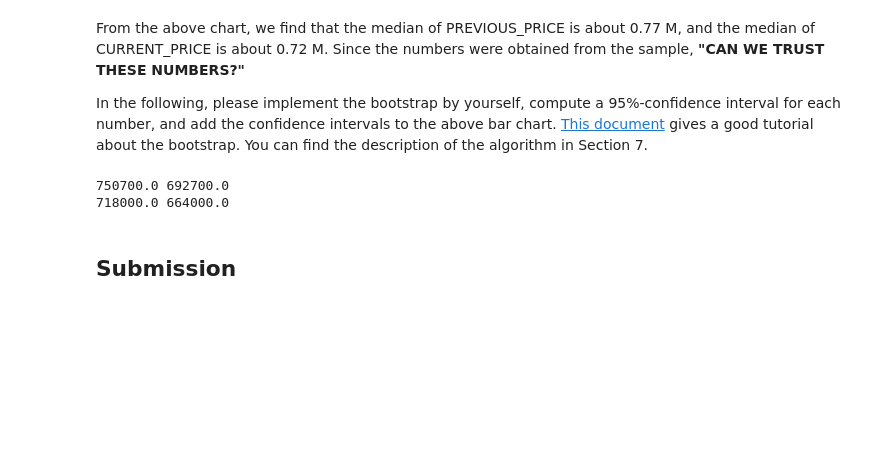
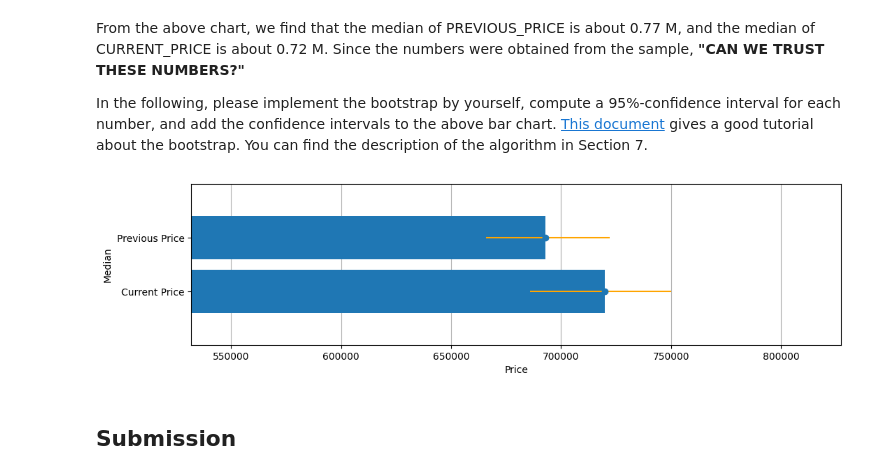
Before and after one commit to kgdarshaun/bigdata-cmpt733, a Jupyter notebook: Assignments/A4/A4.ipynb, the cells around one changed output. Cells and saved outputs as stored; diff of their text form; code cells hidden in the pictures; blank space fills up the shorter version.

```diff
--- a/Assignments/A4/A4.ipynb
+++ b/Assignments/A4/A4.ipynb
@@ -248,34 +258,64 @@ In the following, please implement the bootstrap by yourself, compute a 95%-conf
 # %%
 # --- Write your code below ---
 import math
 
 confidence_interval = 95
 lower_confidence_bound = (100 - confidence_interval) / 2
 upper_confidence_bound = 100 - lower_confidence_bound
 current_price_median_diff = []
 previous_price_median_diff = []
 
 iterations = 1000
 
 for i in range(iterations):
 	resampled_df = df_sample.sample(n=df_sample.shape[0], replace=True)
 	new_current_price_median, new_previous_price_median = resampled_df[['CURRENT_PRICE', 'PREVIOUS_PRICE']].median()
 	current_price_median_diff.append(new_current_price_median - current_price_median)
 	previous_price_median_diff.append(new_previous_price_median - previous_price_median)
 
-current_price_median_diff.sort()
-previous_price_median_diff.sort()
+curr_price = np.sort(np.array(current_price_median_diff))
+prev_price = np.sort(np.array(previous_price_median_diff))
+
+lower_curr_price = np.percentile(curr_price, 2.5)
+upper_curr_price = np.percentile(curr_price, 97.5)
+
+lower_prev_price = np.percentile(prev_price, 2.5)
+upper_prev_price = np.percentile(prev_price, 97.5)
+
+plt.rcParams['axes.axisbelow'] = True
+with plt.rc_context({'figure.figsize': (12,3)}):
+	fig, ax = plt.subplots()
+	bars = ax.barh(
+		width=[current_price_median, previous_price_median],
+		y=['Current Price', 'Previous Price']
+	)
+	ax.errorbar(
+		x=[current_price_median, previous_price_median],
+		y=[0, 1],
+		xerr=[[abs(lower_curr_price), abs(lower_prev_price)], [abs(upper_curr_price), abs(upper_prev_price)]],
+		fmt='o',
+		ecolor='orange'
+	)
+
+	plt.axis([
+		min(current_price_median, previous_price_median)-6*abs(current_price_median - previous_price_median),
+		max(current_price_median, previous_price_median)+4*abs(current_price_median - previous_price_median),
+		-1, 2
+	])
+	plt.xlabel('Price')
+	plt.ylabel('Median')
+	plt.grid(axis='x')
+	plt.show()
 
 
-scaled_length = iterations / 100
-lower_percentile_position = round(scaled_length * lower_confidence_bound)
-upper_percentile_position = round(scaled_length * upper_confidence_bound)
+# scaled_length = iterations / 100
+# lower_percentile_position = round(scaled_length * lower_confidence_bound)
+# upper_percentile_position = round(scaled_length * upper_confidence_bound)
 
-print(current_price_median - current_price_median_diff[lower_percentile_position], current_price_median - current_price_median_diff[upper_percentile_position])
-print(previous_price_median - previous_price_median_diff[lower_percentile_position], previous_price_median - previous_price_median_diff[upper_percentile_position])
+# print(current_price_median - current_price_median_diff[lower_percentile_position], current_price_median - current_price_median_diff[upper_percentile_position])
+# print(previous_price_median - previous_price_median_diff[lower_percentile_position], previous_price_median - previous_price_median_diff[upper_percentile_position])
 # %% [output]
-750700.0 692700.0
-718000.0 664000.0
+[figure, added]
 # %% [markdown]
 ## Submission
 # %% [markdown]
```
Also changed, not shown: parts of 5 cells of this notebook.
